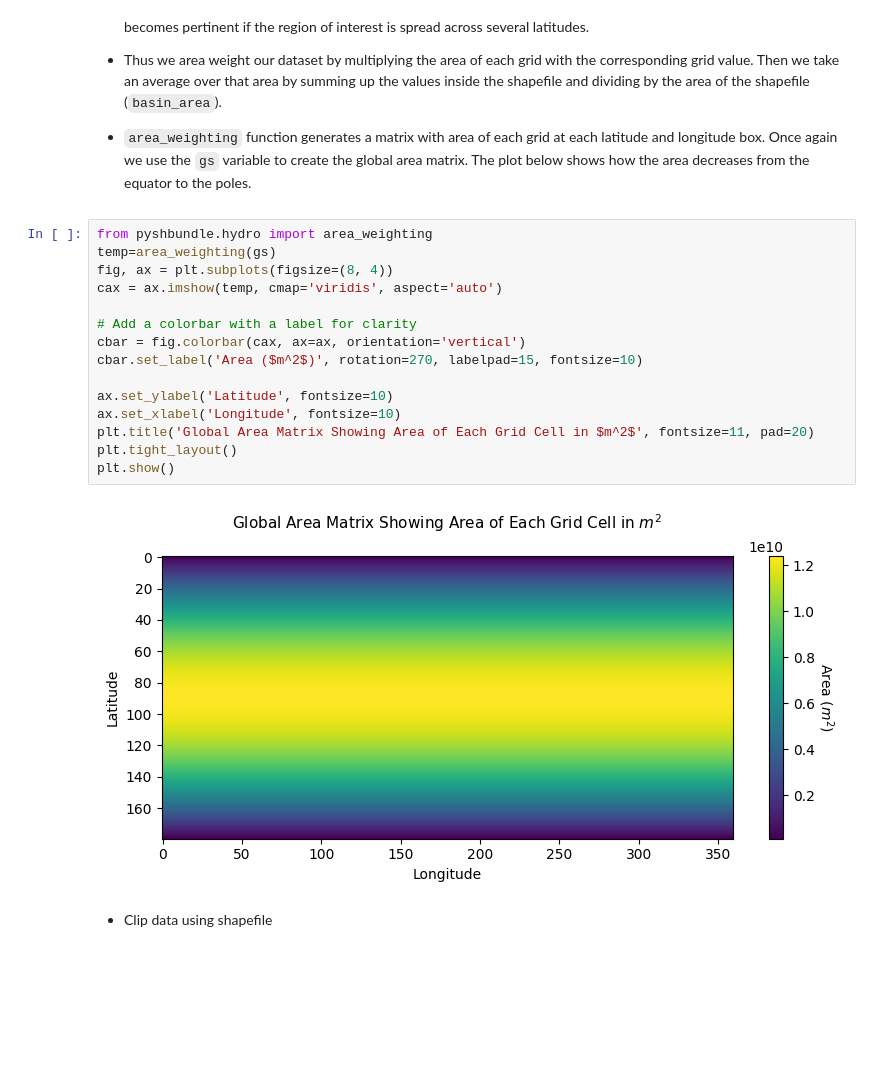
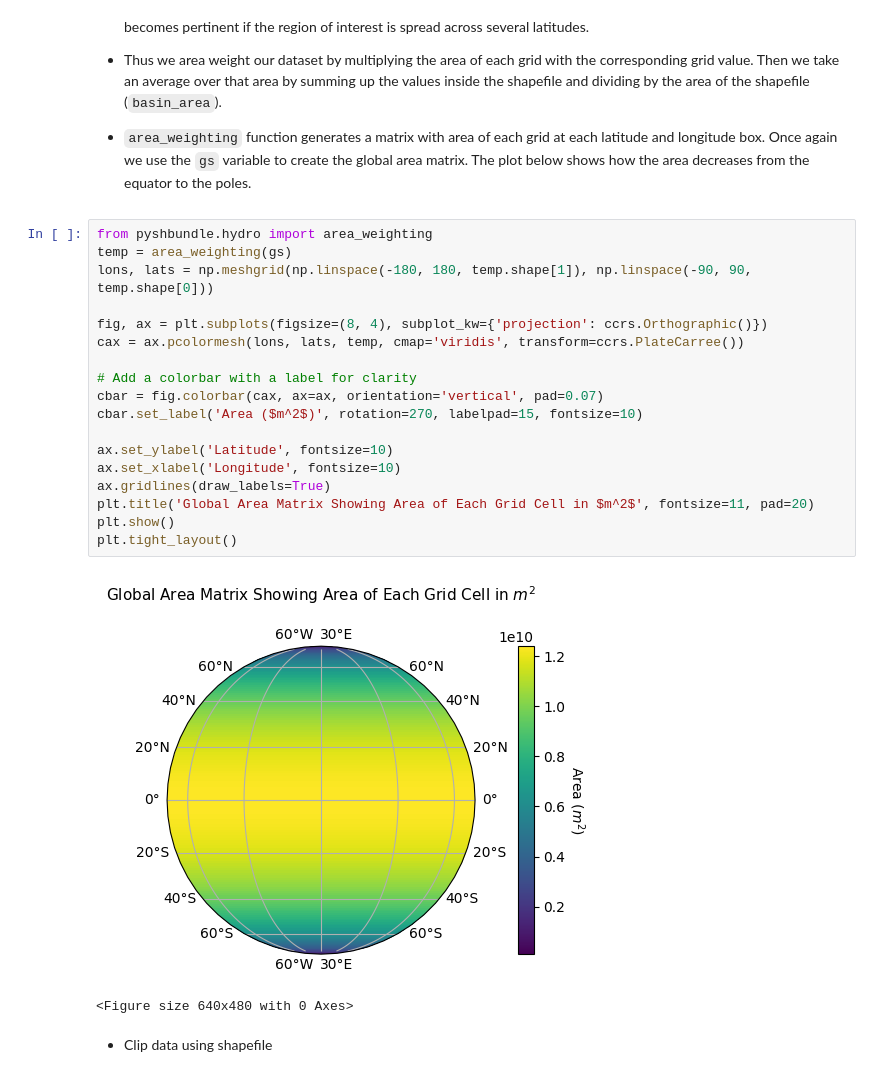
Before and after one commit to GESS-research-group/pyshbundle, a Jupyter notebook: notebooks/04_TWSA_time_series.ipynb, the cells around one changed output. Cells and saved outputs as stored; diff of their text form; blank space fills up the shorter version.

```diff
--- a/notebooks/04_TWSA_time_series.ipynb
+++ b/notebooks/04_TWSA_time_series.ipynb
@@ -452,21 +454,25 @@ Basin area is : 1006558600000.0 m²
 * `area_weighting` function generates a matrix with area of each grid at each latitude and longitude box. Once again we use the `gs` variable to create the global area matrix. The plot below shows how the area decreases from the equator to the poles.
 # %%
 from pyshbundle.hydro import area_weighting
-temp=area_weighting(gs)
-fig, ax = plt.subplots(figsize=(8, 4))
-cax = ax.imshow(temp, cmap='viridis', aspect='auto')
+temp = area_weighting(gs)
+lons, lats = np.meshgrid(np.linspace(-180, 180, temp.shape[1]), np.linspace(-90, 90, temp.shape[0]))
+
+fig, ax = plt.subplots(figsize=(8, 4), subplot_kw={'projection': ccrs.Orthographic()})
+cax = ax.pcolormesh(lons, lats, temp, cmap='viridis', transform=ccrs.PlateCarree())
 
 # Add a colorbar with a label for clarity
-cbar = fig.colorbar(cax, ax=ax, orientation='vertical')
+cbar = fig.colorbar(cax, ax=ax, orientation='vertical', pad=0.07)
 cbar.set_label('Area ($m^2$)', rotation=270, labelpad=15, fontsize=10)
 
 ax.set_ylabel('Latitude', fontsize=10)
 ax.set_xlabel('Longitude', fontsize=10)
+ax.gridlines(draw_labels=True)
 plt.title('Global Area Matrix Showing Area of Each Grid Cell in $m^2$', fontsize=11, pad=20)
+plt.show()
 plt.tight_layout()
-plt.show()
 # %% [output]
-[figure, old version]
+[figure, new version]
+<Figure size 640x480 with 0 Axes>
 # %% [markdown]
 * Clip data using shapefile
 # %%
```
Also changed, not shown: parts of 8 cells of this notebook, 2 other files.
